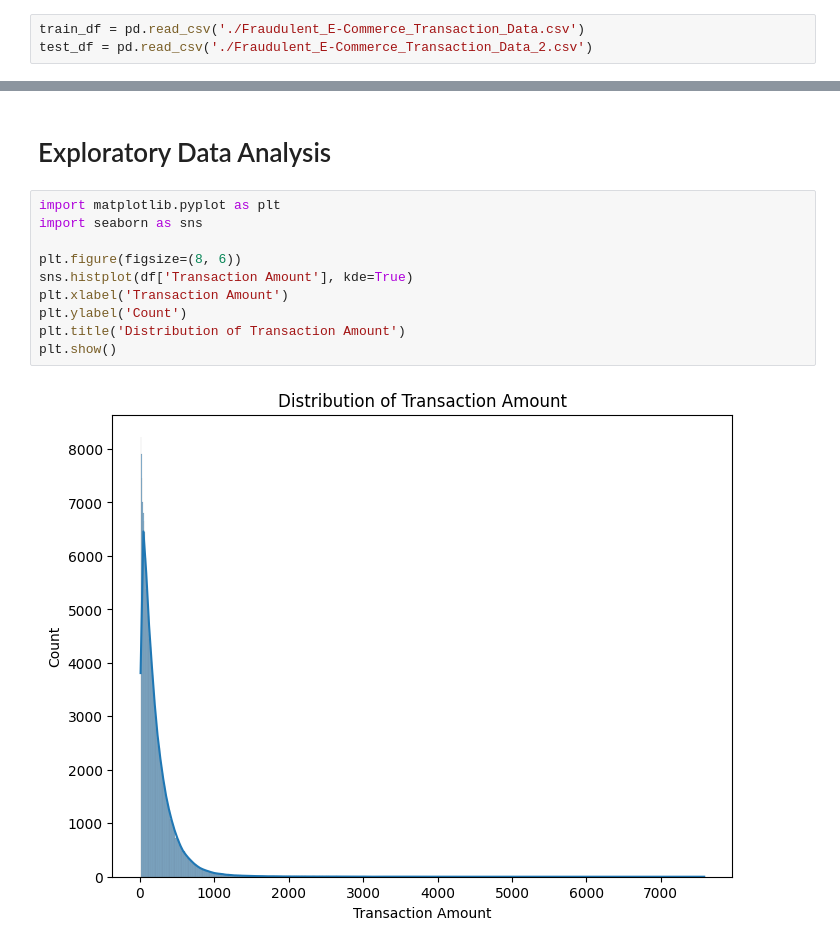
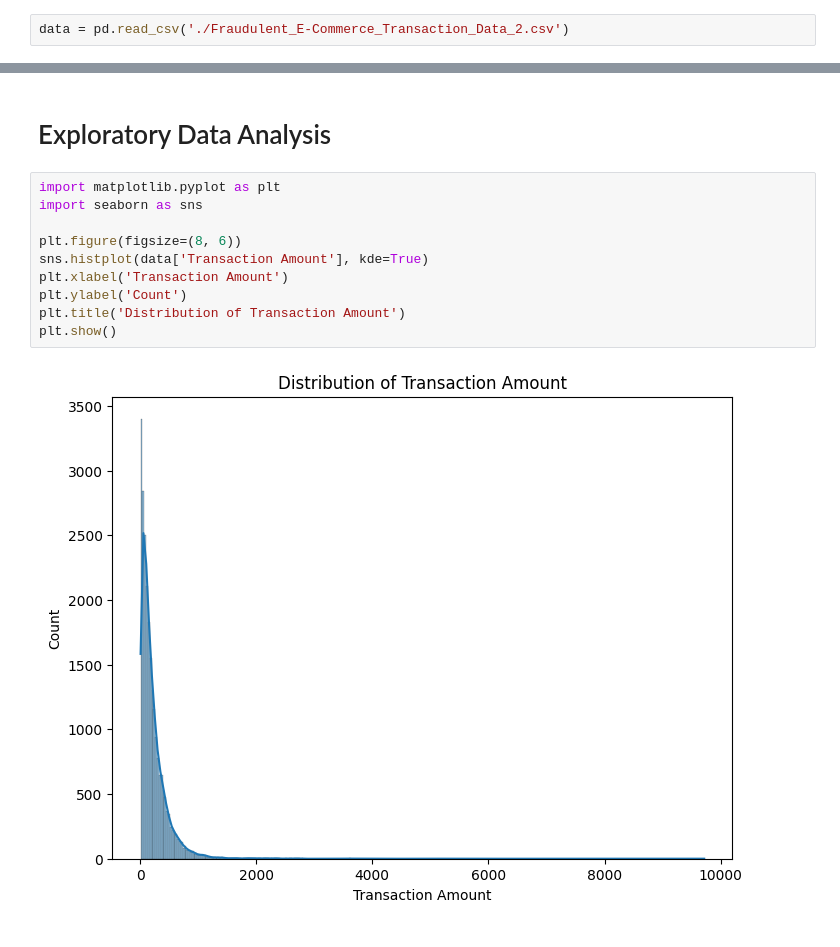
Before and after one commit to briannoelkesuma/BT4012-Group-15-Ecommerce-Fraud, a Jupyter notebook: notebook.ipynb, the cells around one changed output, grey strips where cells are left out. Saved outputs shown, nothing was run; the diff lists cells and outputs as text.

```diff
--- a/notebook.ipynb
+++ b/notebook.ipynb
@@ -3,5 +3,4 @@
 # %%
 import pandas as pd
 # %%
-train_df = pd.read_csv('./Fraudulent_E-Commerce_Transaction_Data.csv')
-test_df = pd.read_csv('./Fraudulent_E-Commerce_Transaction_Data_2.csv')
+data = pd.read_csv('./Fraudulent_E-Commerce_Transaction_Data_2.csv')
@@ -62,12 +61,12 @@ train_df.describe()
 # %%
 import matplotlib.pyplot as plt
 import seaborn as sns
 
 plt.figure(figsize=(8, 6))
-sns.histplot(df['Transaction Amount'], kde=True)
+sns.histplot(data['Transaction Amount'], kde=True)
 plt.xlabel('Transaction Amount')
 plt.ylabel('Count')
 plt.title('Distribution of Transaction Amount')
 plt.show()
 # %% [output]
-[figure, old version]
+[figure, new version]
```
Also changed, not shown: parts of 11 cells of this notebook, 2 other files.
